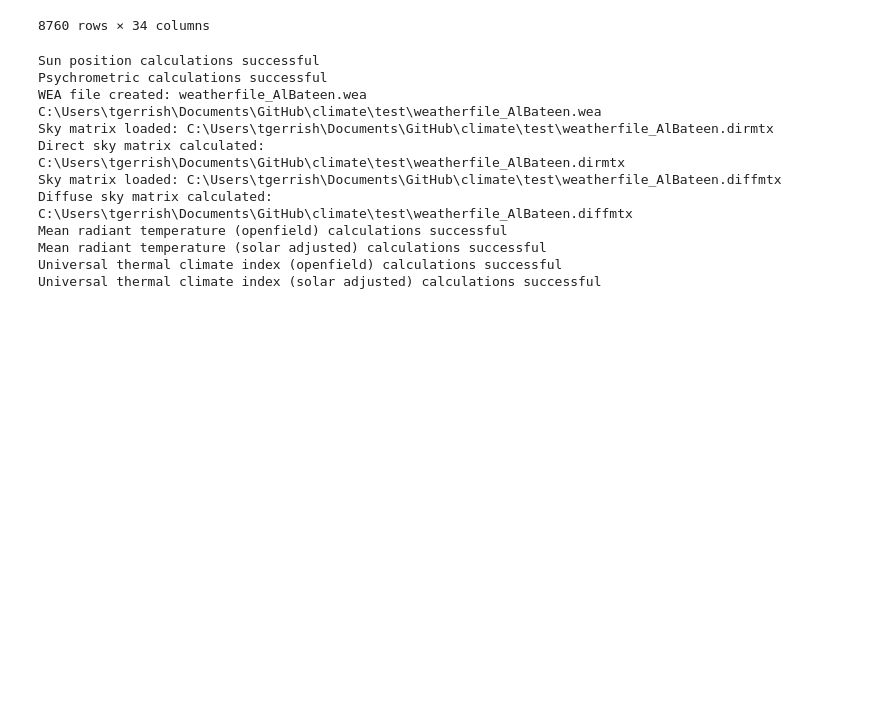
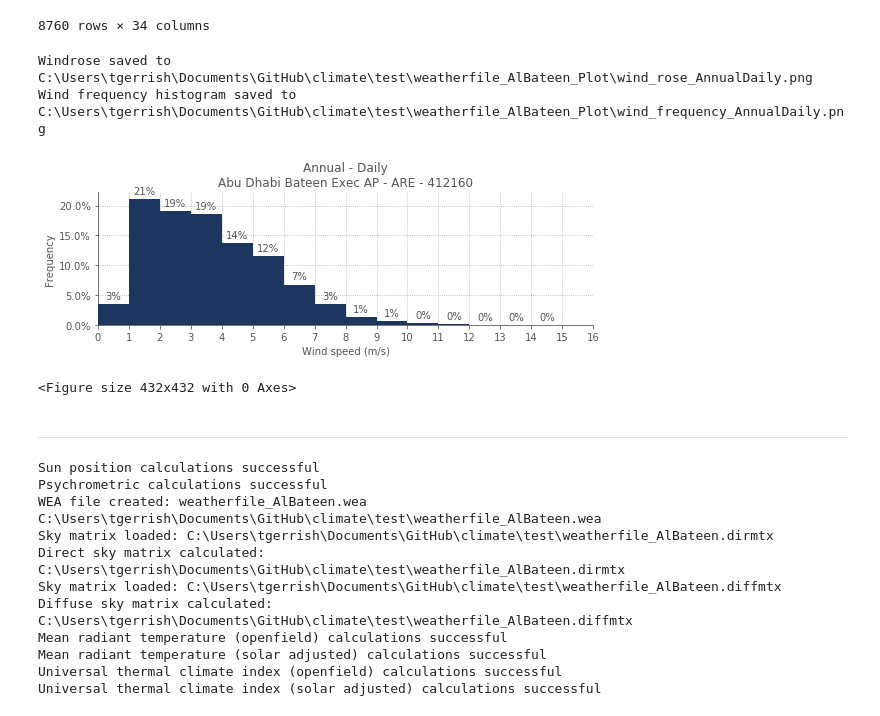
Before and after one commit to cycle13/climate, a Jupyter notebook: test.ipynb, the cells around one changed output. Cells and saved outputs as stored; diff of their text form; code cells hidden in the pictures; blank space fills up the shorter version.

```diff
--- a/test.ipynb
+++ b/test.ipynb
@@ -34,6 +37,27 @@ weather.to_df()
 | 2018-12-31 22:00:00+04:00 | 0.085 | 0.2 | 101862 | 77777 | ?9?9?9?9E0?9?9?9?9?9?9?9?9?9*9?9?... | ... |
 | 2018-12-31 23:00:00+04:00 | 0.085 | 0.2 | 101268 | 360 | ?9?9?9?9E0?9?9?9?9?9?9?9?9?9?9?9?... | ... |
 8760 rows × 34 columns
+# %%
+from climate.plot.heatmap import heatmap
+from climate.plot.diurnal import diurnal
+from climate.plot.wind_rose import wind_frequency, windrose
+
+heatmap(weather, "dry_bulb_temperature", cmap='Reds', tone_color='#555555', save=True)
+heatmap(weather, "relative_humidity", cmap='Blues', tone_color='#555555', save=True)
+heatmap(weather, "global_horizontal_radiation", cmap='Oranges', tone_color='#555555', save=True)
+
+diurnal(weather, dew_point=True, tone_color="#555555", save=True)
+diurnal(weather, dew_point=False, tone_color="#555555", save=True)
+
+windrose(weather, season_period='Annual', day_period='Daily', n_sector=16, cmap="GnBu", tone_color='#555555', save=True)
+wind_frequency(weather, season_period='Annual', day_period='Daily', tone_color='#555555', save=True)
+# %% [output]
+Windrose saved to C:\Users\tgerrish\Documents\GitHub\climate\test\weatherfile_AlBateen_Plot\wind_rose_AnnualDaily.png
+Wind frequency histogram saved to C:\Users\tgerrish\Documents\GitHub\climate\test\weatherfile_AlBateen_Plot\wind_frequency_AnnualDaily.png
+[figure, added]
+<Figure size 432x432 with 0 Axes>
+# %% [markdown]
+------------------------
 # %%
 weather.run_sun_position()
 weather.run_psychrometrics()
```
Also changed, not shown: parts of 1 cell of this notebook.
